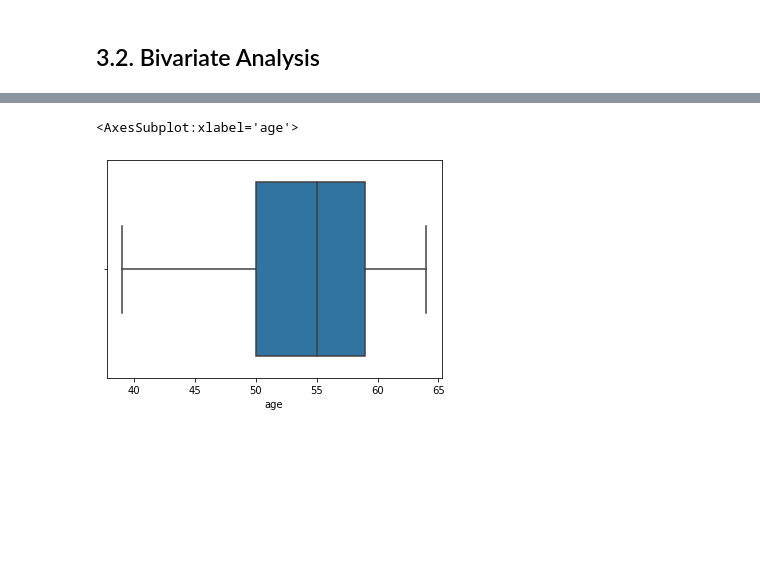
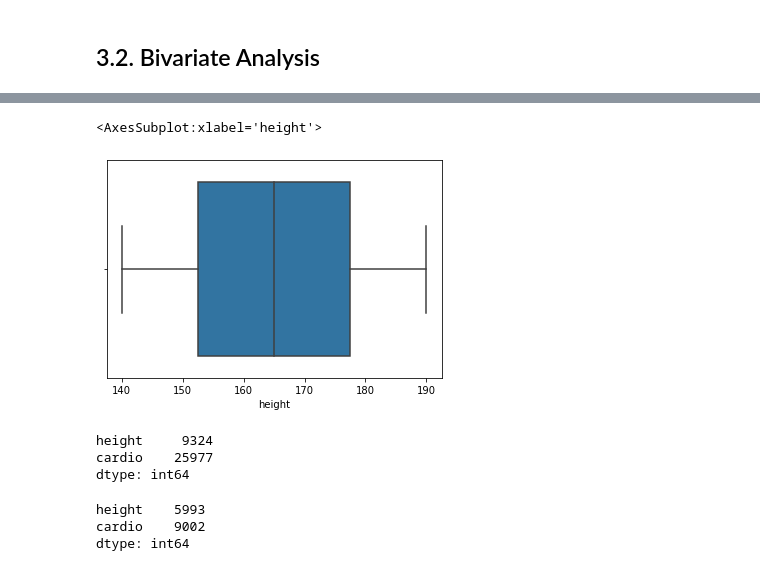
Before and after one commit to HenriqueCR1291/cardio_catch_diseases, a Jupyter notebook: m01_cardio_catch_diseases.ipynb, the cells around one changed output, grey strips where cells are left out. Drawn from its saved outputs; the diff is of its cells as text; code cells hidden in the pictures; blank space fills up the shorter version.

```diff
--- a/m01_cardio_catch_diseases.ipynb
+++ b/m01_cardio_catch_diseases.ipynb
@@ -332,0 +315,7 @@ dtype: int64
+# %%
+aux1 = df3[(df3['height'] >= 140) & (df3['height'] <= 190)]
+aux1 = aux1[['height', 'cardio']].groupby('height').sum().reset_index()
+
+fig_dims = (18, 10)
+fig, ax = plt.subplots(figsize=fig_dims)
+sns.barplot(x='height', y='cardio', ax=ax, data=aux1)
@@ -333,8 +325,25 @@ dtype: int64
 # %%
-#boxplot age+cardio
-aux3 = df3[(df3['cardio'] >= 1)]
-#aux3
-sns.boxplot(x='age', data=aux3)
+#boxplot height+cardio
+sns.boxplot(x='height', data=aux1)
 # %% [output]
-<AxesSubplot:xlabel='age'>
+<AxesSubplot:xlabel='height'>
-[figure, old version]
+[figure, new version]
+# %%
+#shorter than 170cm
+aux1 = df3[(df3['height'] < 170)]
+aux1 = aux1[['height', 'cardio']].groupby('height').sum().reset_index()
+aux1.sum()
+#sns.barplot(x='age', y='cardio', data=aux1);
+# %% [output]
+height     9324
+cardio    25977
+dtype: int64
+# %%
+#taller than 170cm
+aux2 = df3[(df3['height'] >= 170)]
+aux2 = aux2[['height', 'cardio']].groupby('height').sum().reset_index()
+aux2.sum()
+# %% [output]
+height    5993
+cardio    9002
+dtype: int64
```
Also changed, not shown: parts of 9 cells of this notebook.
